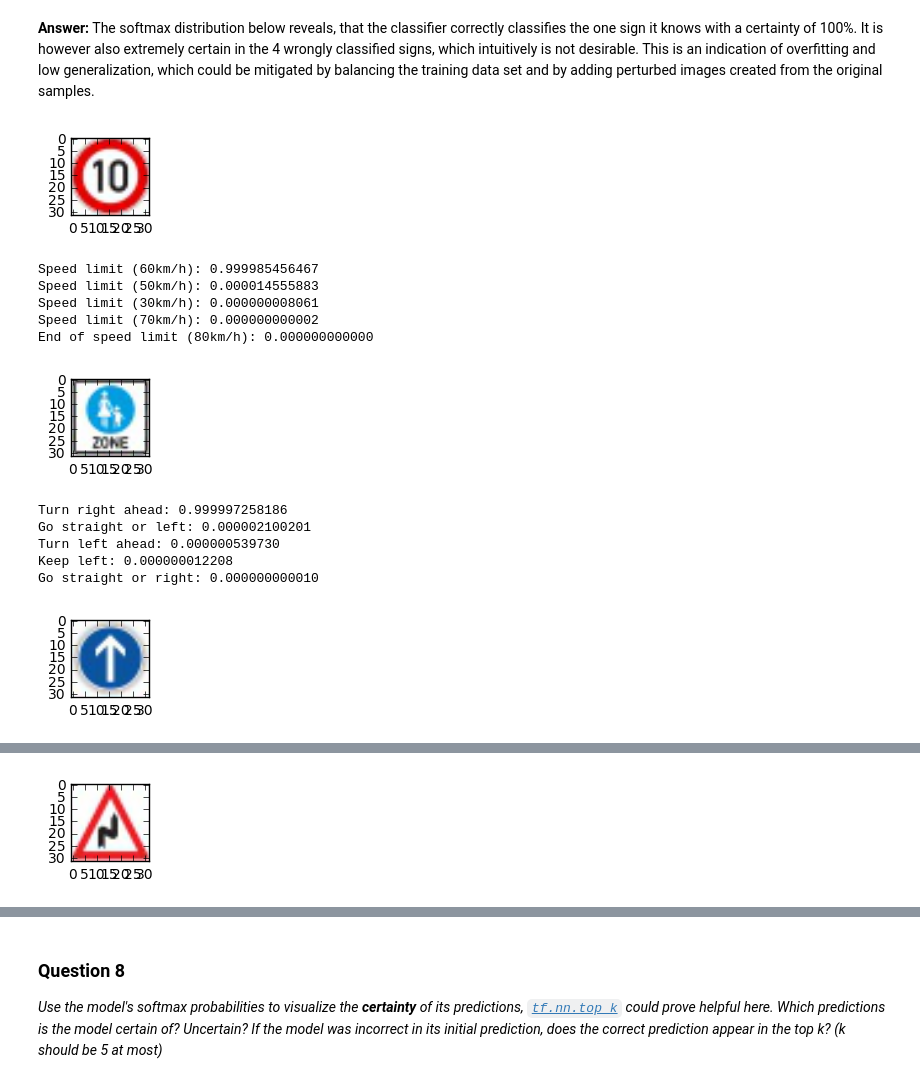
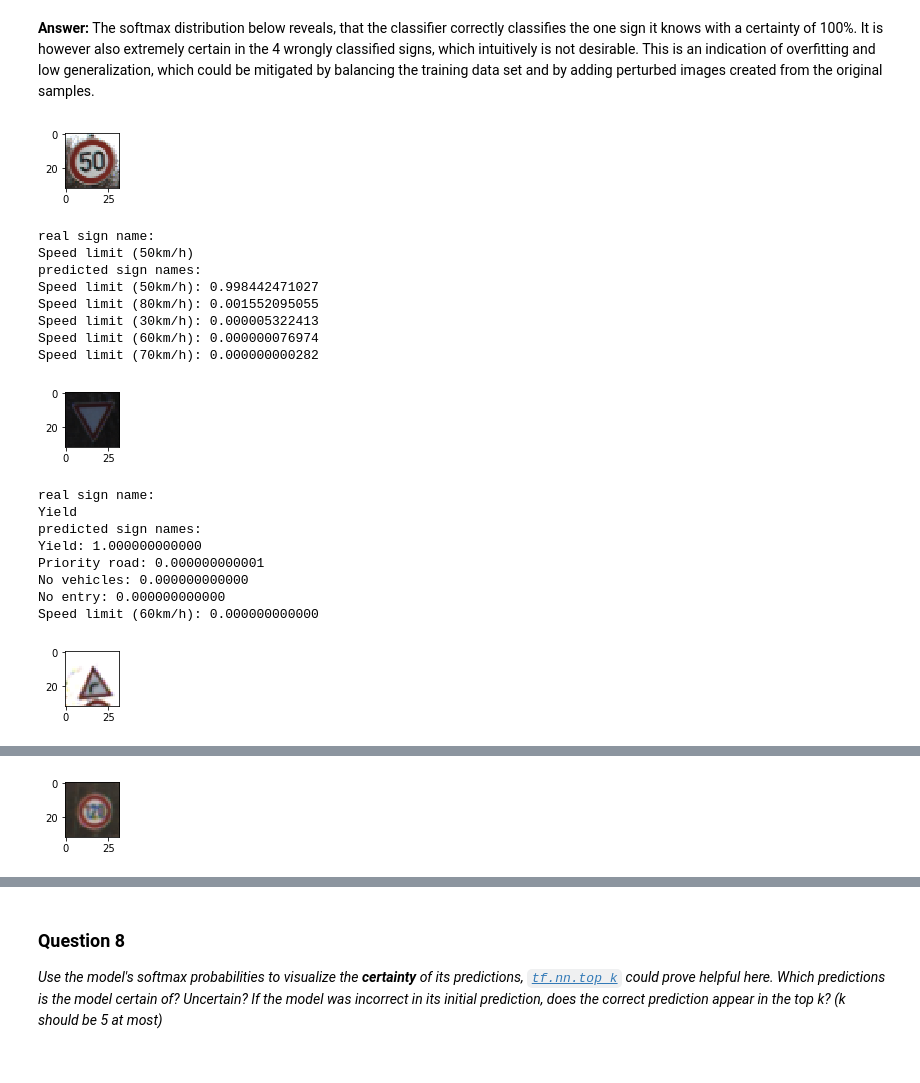
Before and after one commit to fera0013/CarND-Traffic-Sign-Classifier-Project, a Jupyter notebook: Traffic_Sign_Classifier.ipynb, the cells around one changed output, grey strips where cells are left out. Cells and saved outputs as stored; diff of their text form; code cells hidden in the pictures.

```diff
--- a/Traffic_Sign_Classifier.ipynb
+++ b/Traffic_Sign_Classifier.ipynb
@@ -235,10 +258,11 @@ x = tf.placeholder(tf.float32, (None, 32, 32, 3))
 x = tf.nn.l2_normalize(x, 2, epsilon=1e-12, name=None)
 y = tf.placeholder(tf.int32, (None))
 one_hot_y = tf.one_hot(y, n_classes)
+keep_prob = tf.placeholder(tf.float32) #dropout (keep probability)
 
 rate = 0.001
 
-logits = LeNet(x)
+logits = LeNet(x, keep_prob)
 cross_entropy = tf.nn.softmax_cross_entropy_with_logits(logits, one_hot_y)
 loss_operation = tf.reduce_mean(cross_entropy)
 optimizer = tf.train.AdamOptimizer(learning_rate = rate)
@@ -253,7 +277,10 @@ def evaluate(X_data, y_data):
     sess = tf.get_default_session()
     for offset in range(0, num_examples, BATCH_SIZE):
         batch_x, batch_y = X_data[offset:offset+BATCH_SIZE], y_data[offset:offset+BATCH_SIZE]
-        accuracy = sess.run(accuracy_operation, feed_dict={x: batch_x, y: batch_y})
+        accuracy = sess.run(accuracy_operation, feed_dict={x: batch_x,
+                                                           y: batch_y,
+                                                           keep_prob: NO_DROPOUT})
+
         total_accuracy += (accuracy * len(batch_x))
     return total_accuracy / num_examples
 
@@ -269,7 +296,9 @@ with tf.Session() as sess:
         for offset in range(0, num_examples, BATCH_SIZE):
             end = offset + BATCH_SIZE
             batch_x, batch_y = X_train[offset:end], y_train[offset:end]
-            sess.run(training_operation, feed_dict={x: batch_x, y: batch_y})
+            sess.run(training_operation, feed_dict={x: batch_x,
+                                                    y: batch_y,
+                                                    keep_prob: DROPOUT})
 
         validation_accuracy = evaluate(X_validation, y_validation)
         print("EPOCH {} ...".format(i+1))
@@ -300,5 +329,7 @@ Model saved
 with tf.Session() as sess:
     saver.restore(sess, 'lenet/')
     print("The accuracy on the test set is ",
-          sess.run(accuracy_operation, feed_dict={x: X_test, y: y_test}))
+          sess.run(accuracy_operation, feed_dict={x: X_test,
+                                                  y: y_test,
+                                                  keep_prob: NO_DROPOUT}))
 # %% [output]
@@ -330,12 +361,13 @@ import matplotlib.pyplot as plt
 import matplotlib.image as mpimg
 #reading in sign images
 import os
-signs_subfolder="signs"
-test_signs=[mpimg.imread(os.path.join(signs_subfolder, file))
-            for file in os.listdir(signs_subfolder)
-            if file.endswith(".jpg")]
-for image in test_signs:
+import numpy
+numpy.random.seed(seed=44)
+test_sample_idx = np.random.choice(len(X_test), 5)
+
+for i in test_sample_idx:
     plt.figure(figsize=(1,1))
-    plt.imshow(image.squeeze())
+    plt.imshow(X_test[i].squeeze())
     plt.show()
+    print(sign_names_dict[str(y_test[i])])
 # %% [output]
@@ -358,7 +395,8 @@ output=[]
 with tf.Session() as sess:
     saver.restore(sess, 'lenet/')
     softmax = tf.nn.softmax(logits)
-    output = sess.run(softmax, feed_dict={x: test_signs})
+    output = sess.run(softmax, feed_dict={x: X_test[test_sample_idx],
+                                          keep_prob: NO_DROPOUT})
 # %% [markdown]
 ### Question 7
 
@@ -371,26 +409,35 @@ The softmax distribution below reveals, that the classifier correctly classifies
 # %%
 ### Visualize the softmax probabilities here.
 ### Feel free to use as many code cells as needed.
-for image_index in range(output.shape[0]):
-    inds = np.argsort(output)[image_index, :]
+for i in range(output.shape[0]):
+    inds = np.argsort(output)[i, :]
     str_indices=[str(index) for index in inds]
     plt.figure(figsize=(1,1))
-    plt.imshow(test_signs[image_index].squeeze())
+    plt.imshow(X_test[test_sample_idx[i]].squeeze())
     plt.show()
-    for i in range(5):
-        print("%s: %.12f" % (sign_names_dict[str_indices[-1 - i]], output[image_index, inds[-1 - i]]))
+    print("real sign name:")
+    print(sign_names_dict[str(y_test[test_sample_idx[i]])])
+    print("predicted sign names:")
+    for j in range(5):
+        print("%s: %.12f" % (sign_names_dict[str_indices[-1 - j]], output[i, inds[-1 - j]]))
     print()
 # %% [output]
-[figure, old version]
+[figure, new version]
-Speed limit (60km/h): 0.999985456467
-Speed limit (50km/h): 0.000014555883
-Speed limit (30km/h): 0.000000008061
-Speed limit (70km/h): 0.000000000002
-End of speed limit (80km/h): 0.000000000000
+real sign name:
+Speed limit (50km/h)
+predicted sign names:
+Speed limit (50km/h): 0.998442471027
+Speed limit (80km/h): 0.001552095055
+Speed limit (30km/h): 0.000005322413
+Speed limit (60km/h): 0.000000076974
+Speed limit (70km/h): 0.000000000282
-[figure, old version]
+[figure, new version]
-Turn right ahead: 0.999997258186
-Go straight or left: 0.000002100201
-Turn left ahead: 0.000000539730
-Keep left: 0.000000012208
-Go straight or right: 0.000000000010
+real sign name:
+Yield
+predicted sign names:
+Yield: 1.000000000000
+Priority road: 0.000000000001
+No vehicles: 0.000000000000
+No entry: 0.000000000000
+Speed limit (60km/h): 0.000000000000
-[figure, old version]
+[figure, new version]
@@ -402 +452 @@ Speed limit (120km/h): 0.000000000000
-[figure, old version]
+[figure, new version]
```
Also changed, not shown: parts of 12 cells of this notebook, 6 other files.
